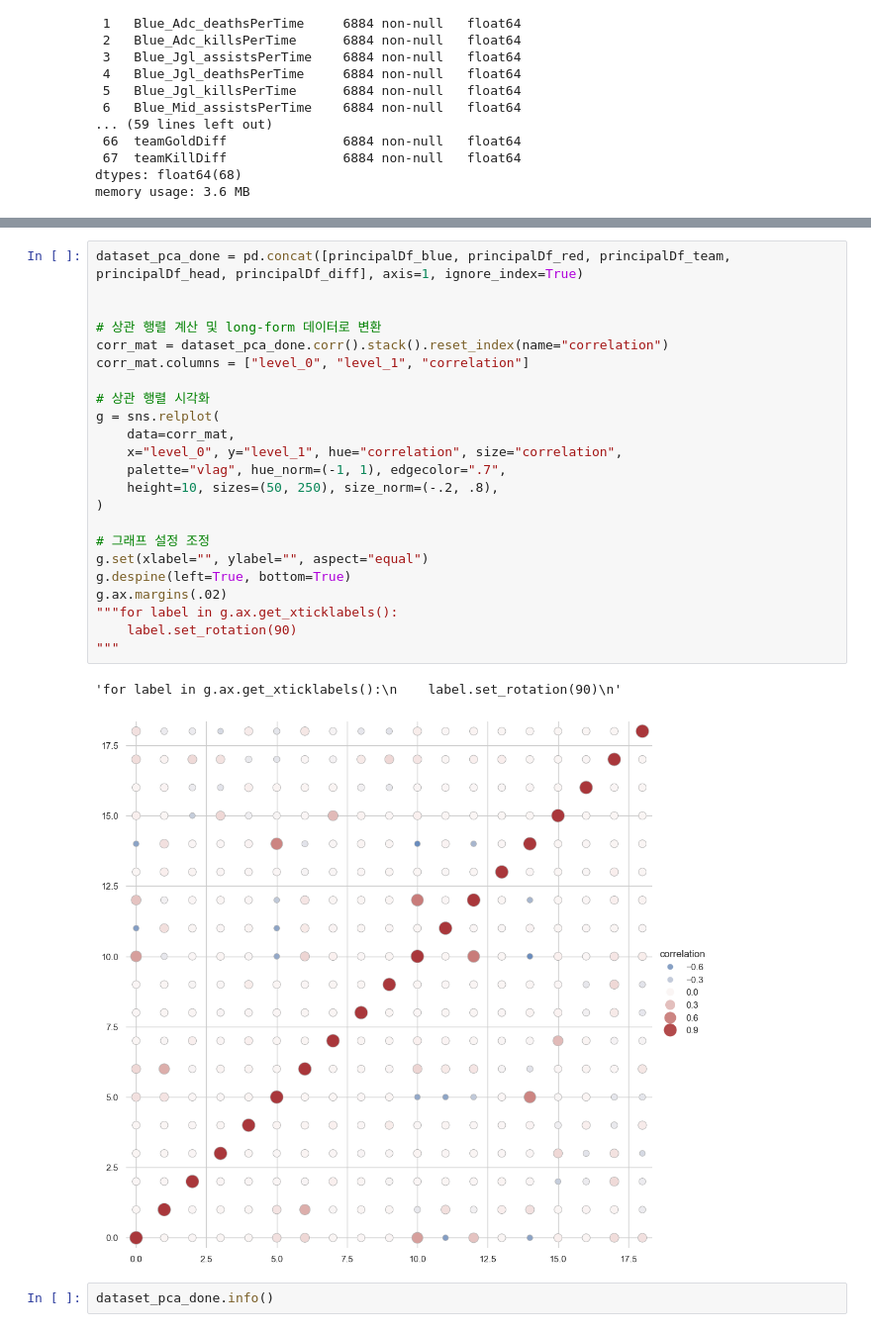
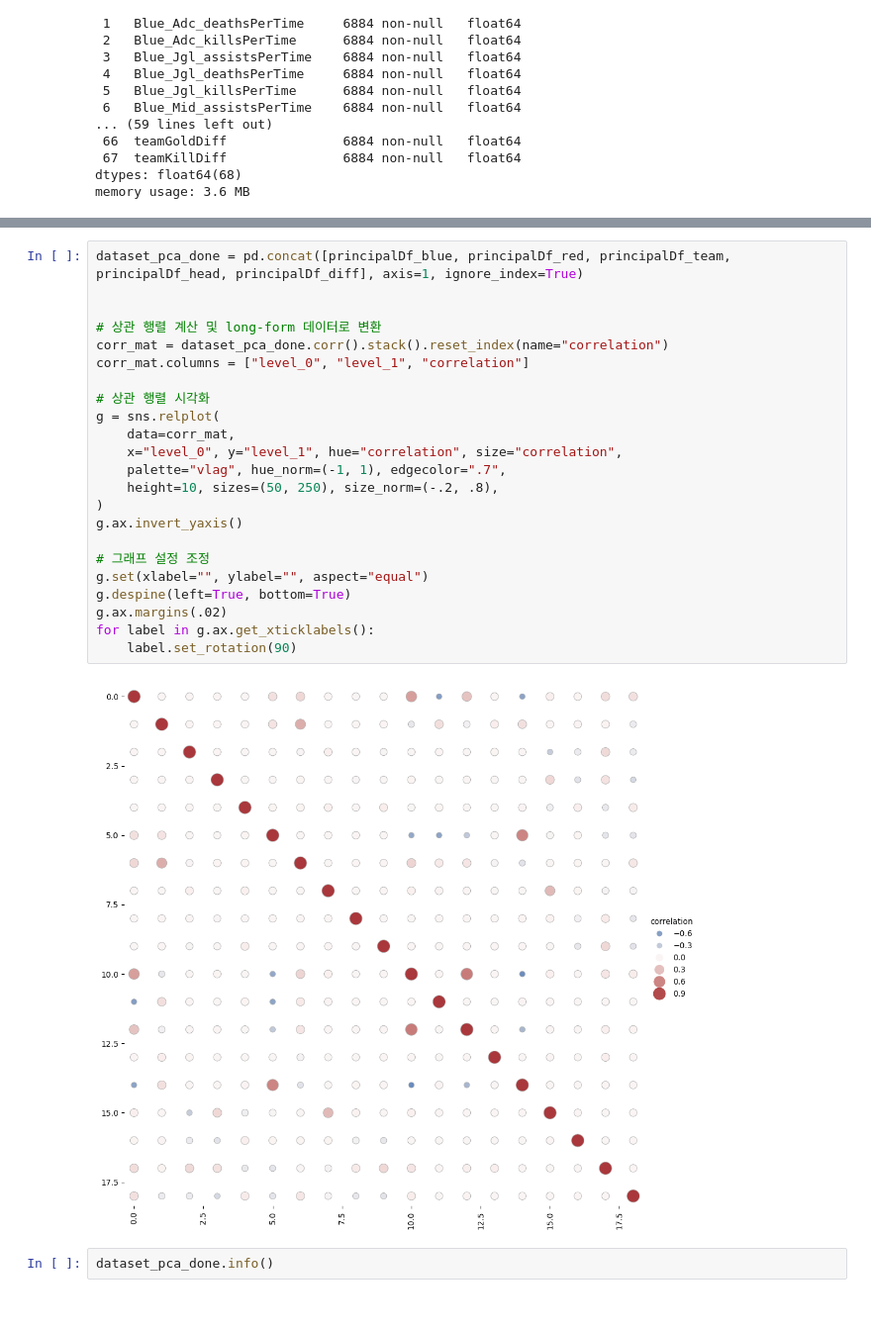
Before and after one commit to chlxogur/penta_kill_data_science, a Jupyter notebook: presentation_plots.ipynb, the cells around one changed output, grey strips where cells are left out. Shown: that part at 99% size. Saved outputs shown, nothing was run; the diff lists cells and outputs as text.

```diff
--- a/presentation_plots.ipynb
+++ b/presentation_plots.ipynb
@@ -276,29 +276,28 @@ Total explained variance: 0.8622934459662996
 # %%
 dataset_pca_done = pd.concat([principalDf_blue, principalDf_red, principalDf_team, principalDf_head, principalDf_diff], axis=1, ignore_index=True)
 
 
 # 상관 행렬 계산 및 long-form 데이터로 변환
 corr_mat = dataset_pca_done.corr().stack().reset_index(name="correlation")
 corr_mat.columns = ["level_0", "level_1", "correlation"]
 
 # 상관 행렬 시각화
 g = sns.relplot(
     data=corr_mat,
     x="level_0", y="level_1", hue="correlation", size="correlation",
     palette="vlag", hue_norm=(-1, 1), edgecolor=".7",
     height=10, sizes=(50, 250), size_norm=(-.2, .8),
 )
+g.ax.invert_yaxis()
 
 # 그래프 설정 조정
 g.set(xlabel="", ylabel="", aspect="equal")
 g.despine(left=True, bottom=True)
 g.ax.margins(.02)
-"""for label in g.ax.get_xticklabels():
+for label in g.ax.get_xticklabels():
     label.set_rotation(90)
-"""
 # %% [output]
-'for label in g.ax.get_xticklabels():\n    label.set_rotation(90)\n'
-[figure, old version]
+[figure, new version]
 # %%
 dataset_pca_done.info()
 # %% [output]
```
Also changed, not shown: parts of 16 cells of this notebook, 2 other files.
